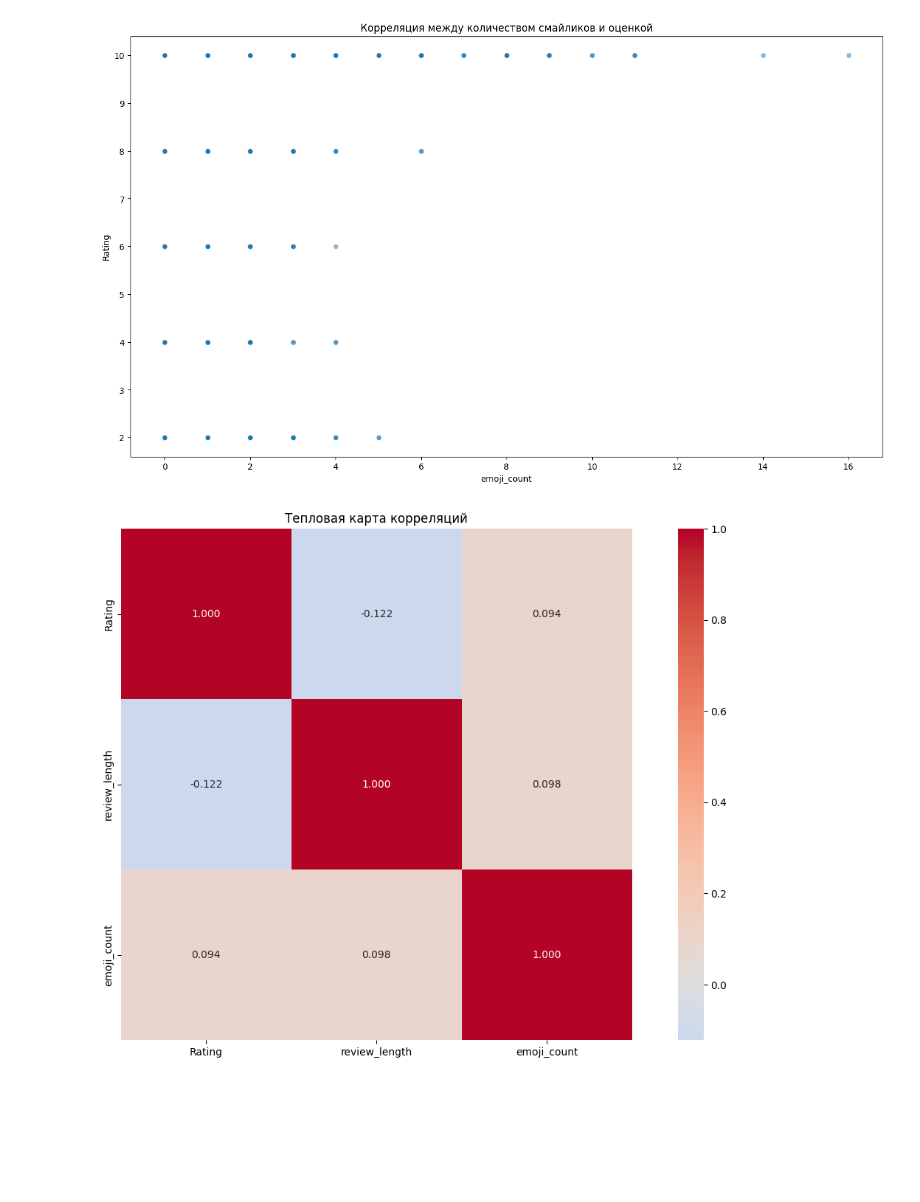
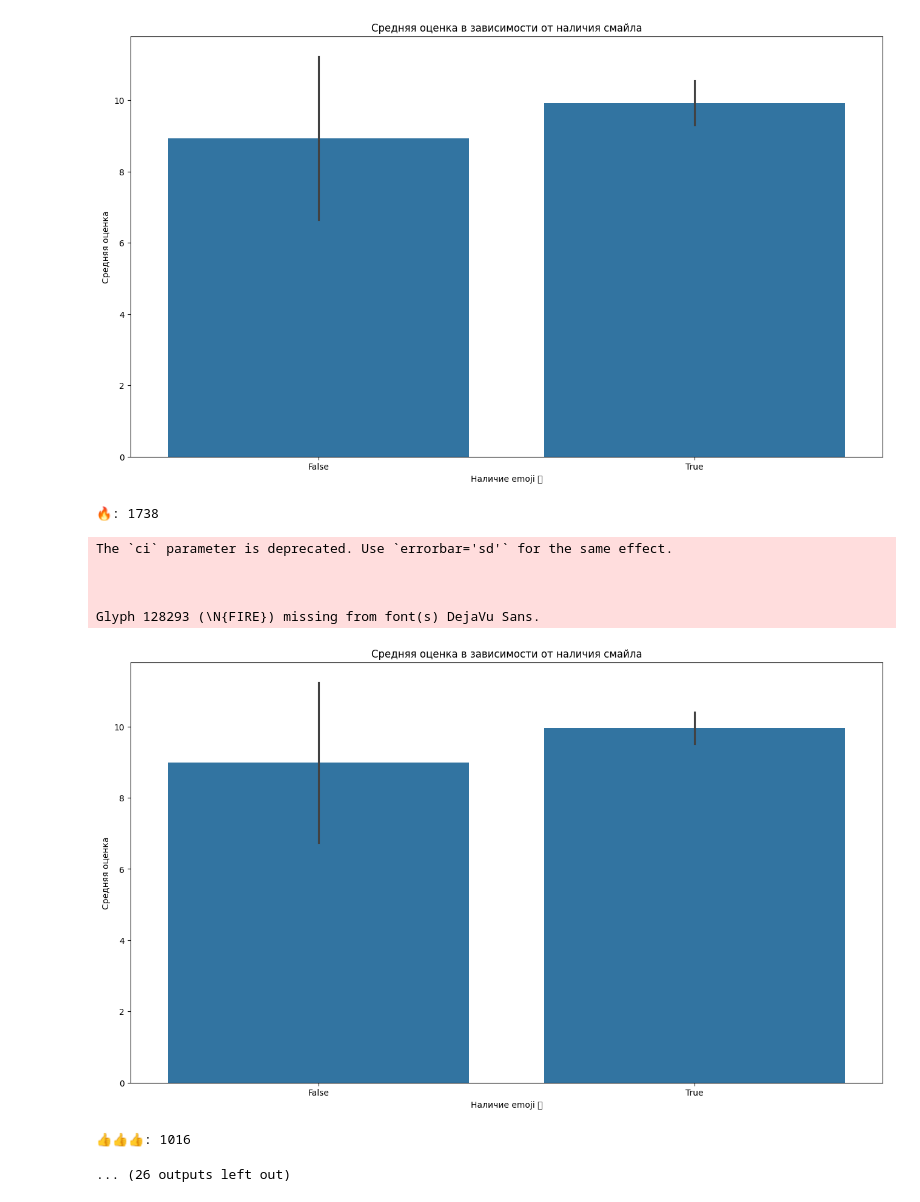
Before and after one commit to 1gfgh/classification_of_reviews, a Jupyter notebook: wildberries/wb_eda.ipynb, the cells around one changed output. Cells and saved outputs as stored; diff of their text form; code cells hidden in the pictures; blank space fills up the shorter version.

Commit message:
Add more analyze for emojies

```diff
--- a/wildberries/wb_eda.ipynb
+++ b/wildberries/wb_eda.ipynb
@@ -120,6 +120,14 @@ emoji_counts = Counter(all_emojis)
 print("\nТоп-10 самых частых смайликов:")
 for emoji, count in emoji_counts.most_common(10):
     print(f"{emoji}: {count}")
+    edf = df
+    edf["has_emoji"] = edf["Review"].apply(lambda x: x != None and emoji in str(x))
+    fig = plt.figure(figsize=(16, 9))
+    sns.barplot(x='has_emoji', y='Rating', data=df, ci="sd")
+    plt.xlabel(f"Наличие emoji {emoji}")
+    plt.ylabel("Средняя оценка")
+    plt.title("Средняя оценка в зависимости от наличия смайла")
+    plt.show()
 
 df['emoji_count'] = df['Review'].apply(lambda x: len(extract_emojis(str(x))) if isinstance(x, str) else 0)
 
@@ -167,5 +169,13 @@ plt.show()
-[figure, old version]
+[figure, new version]
+🔥: 1738
+The `ci` parameter is deprecated. Use `errorbar='sd'` for the same effect.
+
+
+
+Glyph 128293 (\N{FIRE}) missing from font(s) DejaVu Sans.
-[figure, old version]
+[figure, new version]
+👍👍👍: 1016
+... (26 outputs left out)
 # %%
 from collections import Counter
 from nltk.util import ngrams
```
Also changed, not shown: parts of 3 cells of this notebook.
